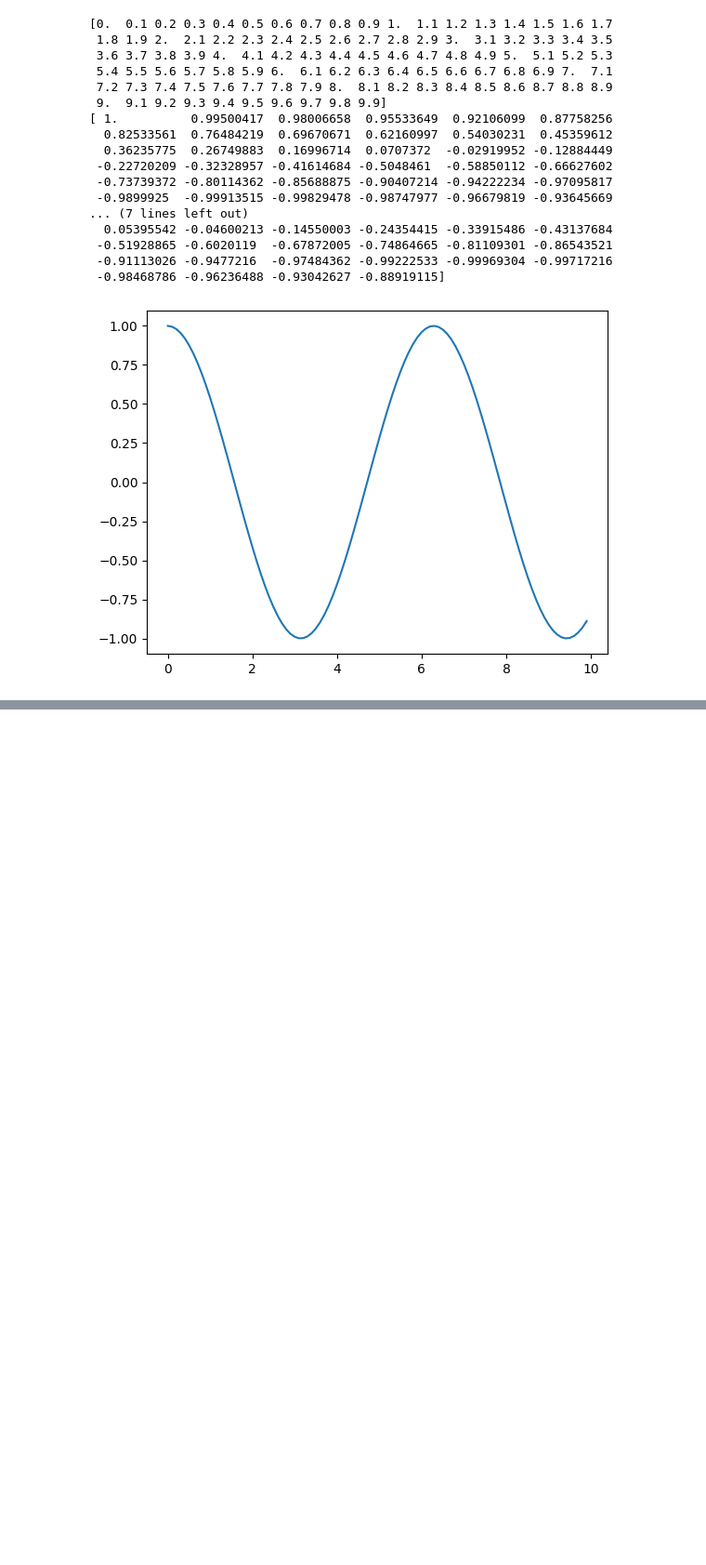
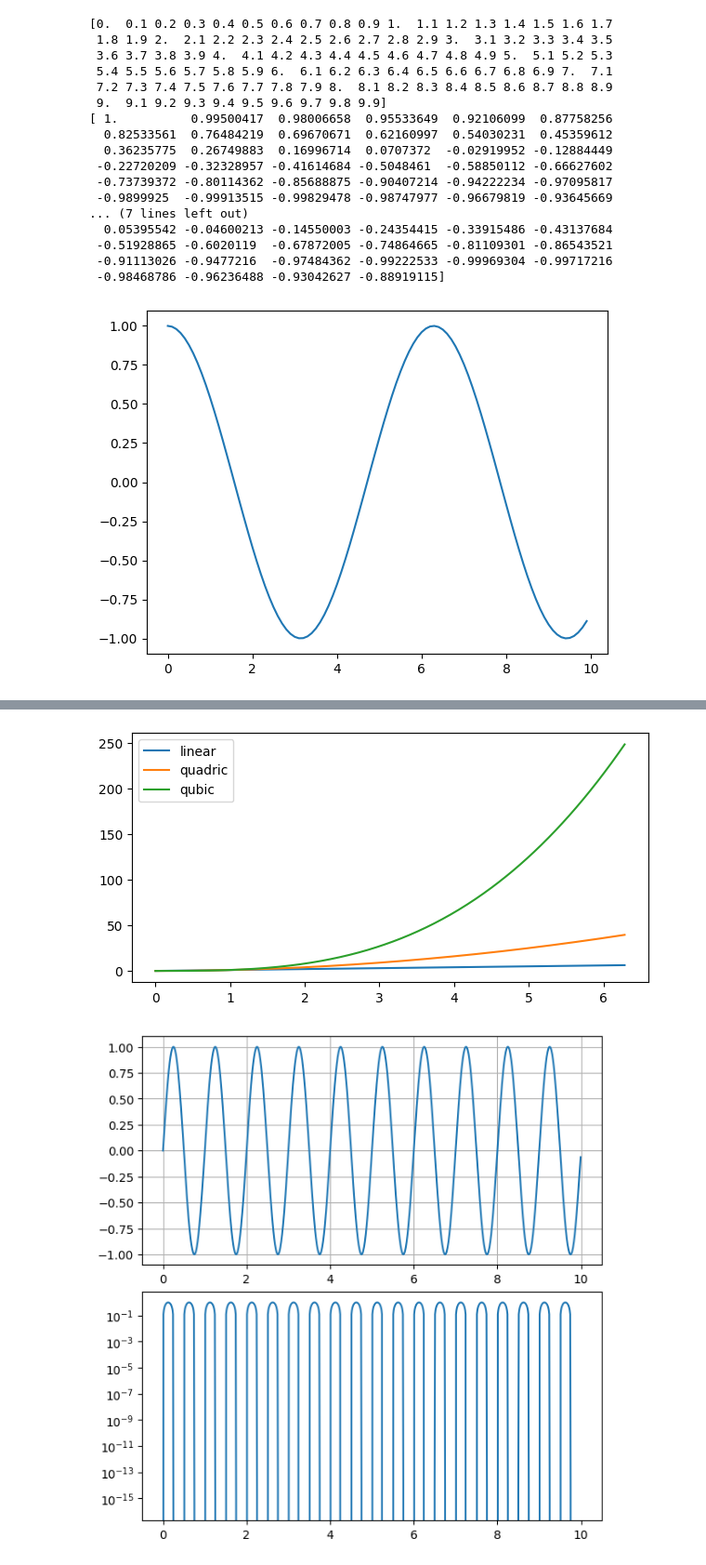
Before and after one commit to akib35/2-2dsp, a Jupyter notebook: test.ipynb, the cells around one changed output, grey strips where cells are left out. Shown: that part at 93% size. Cells and saved outputs as stored; diff of their text form; code cells hidden in the pictures; blank space fills up the shorter version.

```diff
--- a/test.ipynb
+++ b/test.ipynb
@@ -63,0 +102,37 @@ solve(x**3 -1,x)
+# %%
+import numpy as np
+import matplotlib as mpl
+import matplotlib.pyplot as plt
+
+
+x = np.linspace(0,2*np.pi,400)
+y = np.sin(x**2)
+
+fig,ax = plt.subplots(figsize=(6,3),layout="constrained")
+ax.plot(x,x,label="linear")
+ax.plot(x,x**2,label="quadric")
+ax.plot(x,x**3,label="qubic")
+ax.legend()
+plt.show()
+
+fig, axs = plt.subplots(2,1,figsize=(6,6),layout = "constrained")
+datax = np.arange(0,10,0.01)
+
+axs[0].plot(datax, np.sin(2*np.pi*datax))
+axs[0].grid()
+
+axs[1].plot(datax, np.sin(4*np.pi*datax))
+axs[1].set_yscale('log')
+
+# t = np.arange(0, 10, 0.01)
+
+# ax1 = plt.subplot(211)
+# ax1.plot(t, np.sin(2*np.pi*t))
+
+# ax2 = plt.subplot(212, sharex=ax1)
+# ax2.plot(t, np.sin(4*np.pi*t))
+
+# plt.show()
+# %% [output]
+[figure, added]
+[figure, added]
```
Also changed, not shown: parts of 3 cells of this notebook, 2 other files.
